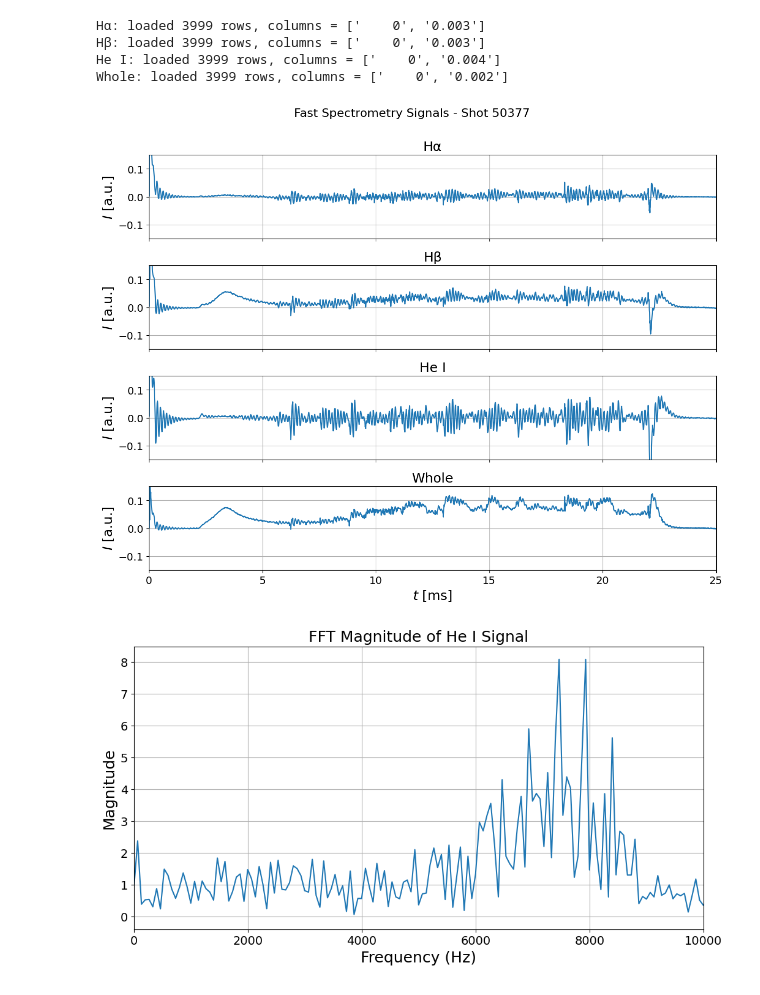
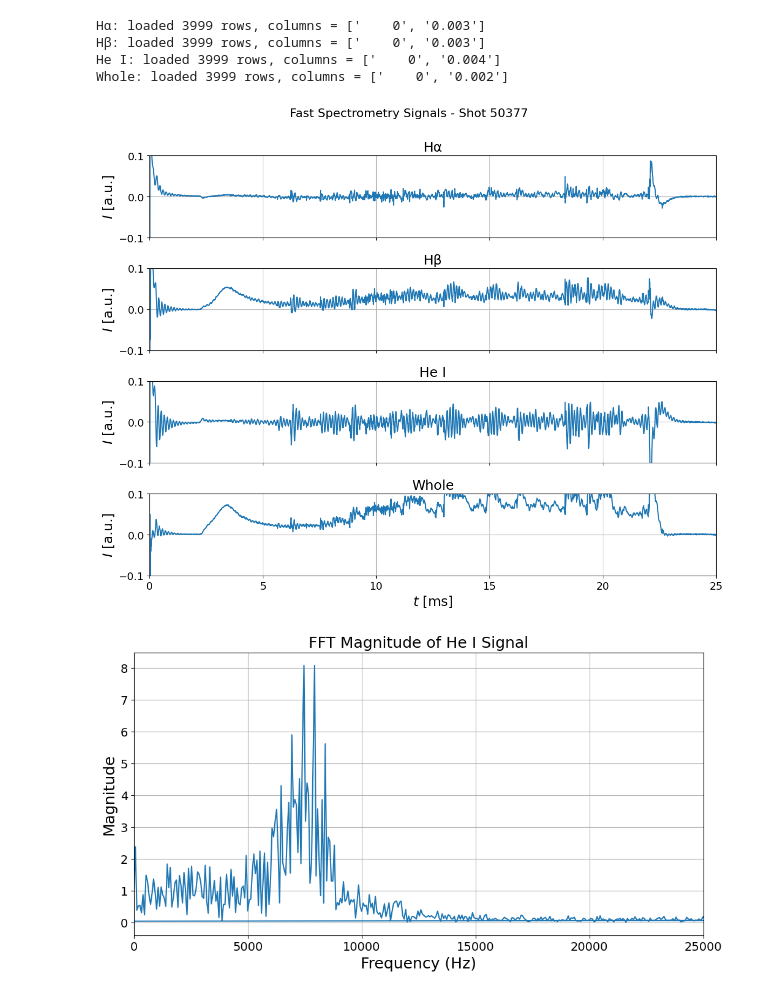
Before and after one commit to samostanek/PRPL2025_ZS, a Jupyter notebook: fast_spectrometry_graphs.ipynb, the cells around one changed output. Cells and saved outputs as stored; diff of their text form; code cells hidden in the pictures.

```diff
--- a/fast_spectrometry_graphs.ipynb
+++ b/fast_spectrometry_graphs.ipynb
@@ -35,7 +36,7 @@ data = {}
 while True:
     try:
         for label, fname in files.items():
-            url = base_url + "FastSpectrometry" + fname
+            url = base_url + "FastSpectrometry/" + fname
             # assume comma delimiter; skip header lines if needed
             df = pd.read_csv(url)
             data[label] = df
@@ -43,6 +44,7 @@ while True:
         break  # exit loop if successful
     except urllib.error.HTTPError as e:
         print(f"Failed to load data for shot {shotno}, retrying...")
+        print(e)
         time.sleep(2)
         continue
 # %% [output]
@@ -54,7 +56,7 @@ Whole: loaded 3999 rows, columns = ['    0', '0.002']
 # One figure, four stacked subplots (share X for alignment)
 fig, axes = plt.subplots(nrows=4, sharex=True, figsize=(12, 10), sharey=True)
 
-noise_coeff = 0
+noise_coeff = 0.4
 noise = np.array(data["He I"].iloc[:, 1])
 noise = np.roll(noise, -1)  # Shift noise data for better comparison
 
@@ -73,40 +75,43 @@ for ax, (label, df) in zip(axes, data.items()):
     ax.grid(True)
     ax.set_title(label)
     ax.set_xlim(0, 25)
-    ax.set_ylim(-0.15, 0.15)
+    ax.set_ylim(-0.1, 0.1)
     # ax.set_yscale('log')
 
 # Label only the bottom axis with X label
 # Use LaTeX-style mathtext for x-axis label
 axes[-1].set_xlabel(r"$t$ [ms]")
 
 # Figure-level title (fontsize controlled by rcParams figure.titlesize)
 # Move it slightly closer to the subplots
 fig.suptitle(f"Fast Spectrometry Signals - Shot {shotno}", y=0.975)
 
 # Adjust layout; raise the top of the axes area to sit closer to the suptitle
 fig.tight_layout(rect=[0, 0.03, 1, 0.97])
 
 # Show the single figure with all four subplots
 plt.show()
 
 # Compute FFT for He I signal
 he_i_signal = data["He I"].iloc[:, 1].values[500:2000]
-fft_he_i = np.fft.fft(he_i_signal)
-freqs = np.fft.fftfreq(len(he_i_signal), d=1e-5)
+# he_i_signal = np.sin(0.01*np.pi*np.arange(len(he_i_signal)))  # Example signal
+fft_he_i = fft.fft(he_i_signal)
+freqs = fft.fftfreq(len(he_i_signal), d=1e-5)
+
+# plt.plot()
 
 # Plot the magnitude of the FFT
 plt.figure(figsize=(12, 6))
-plt.plot(freqs[:len(freqs)//2], np.abs(fft_he_i)[:len(freqs)//2])
+plt.plot(freqs, np.abs(fft_he_i))
 plt.xlabel('Frequency (Hz)')
 plt.ylabel('Magnitude')
-plt.xlim(0,10000)
+plt.xlim(0,25000)
 plt.title('FFT Magnitude of He I Signal')
 plt.grid(True)
 plt.show()
 # %% [output]
-[figure, old version]
+[figure, new version]
-[figure, old version]
+[figure, new version]
 # %%
 import h5py
 import tempfile
```
Also changed, not shown: parts of 4 cells of this notebook.
